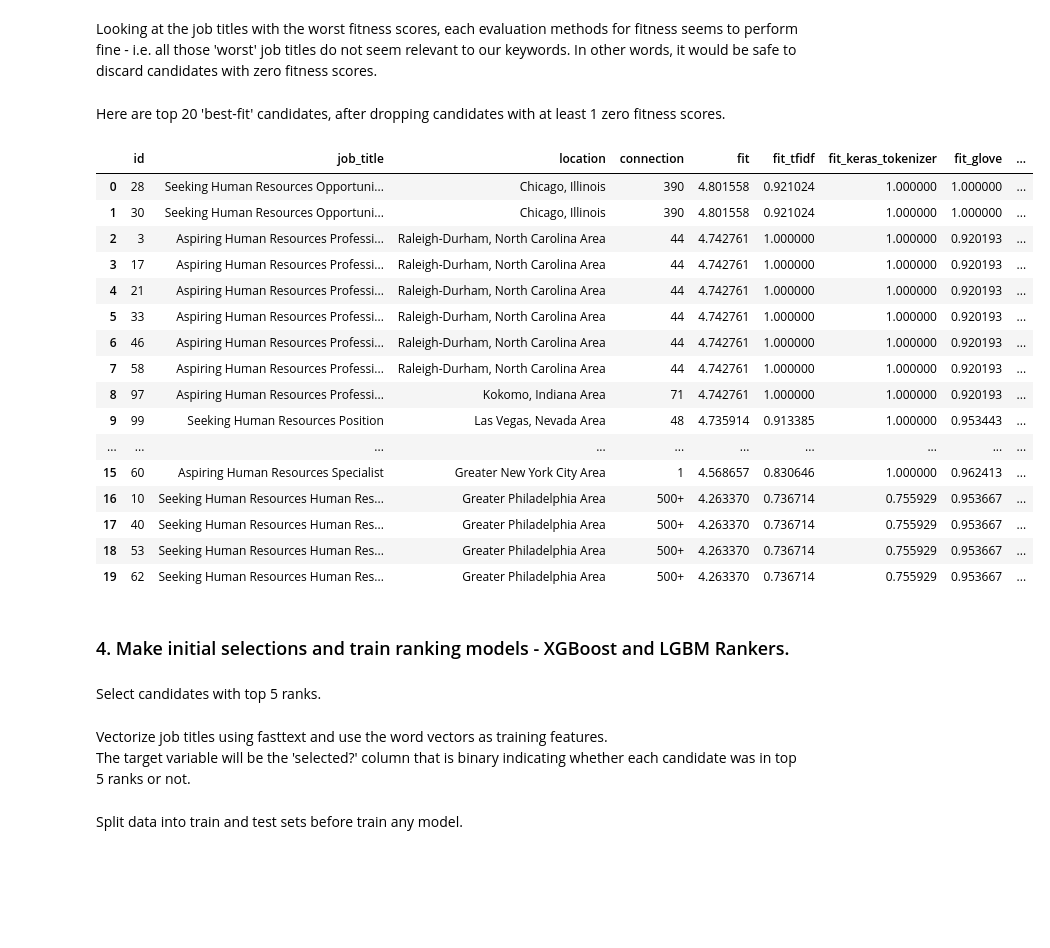
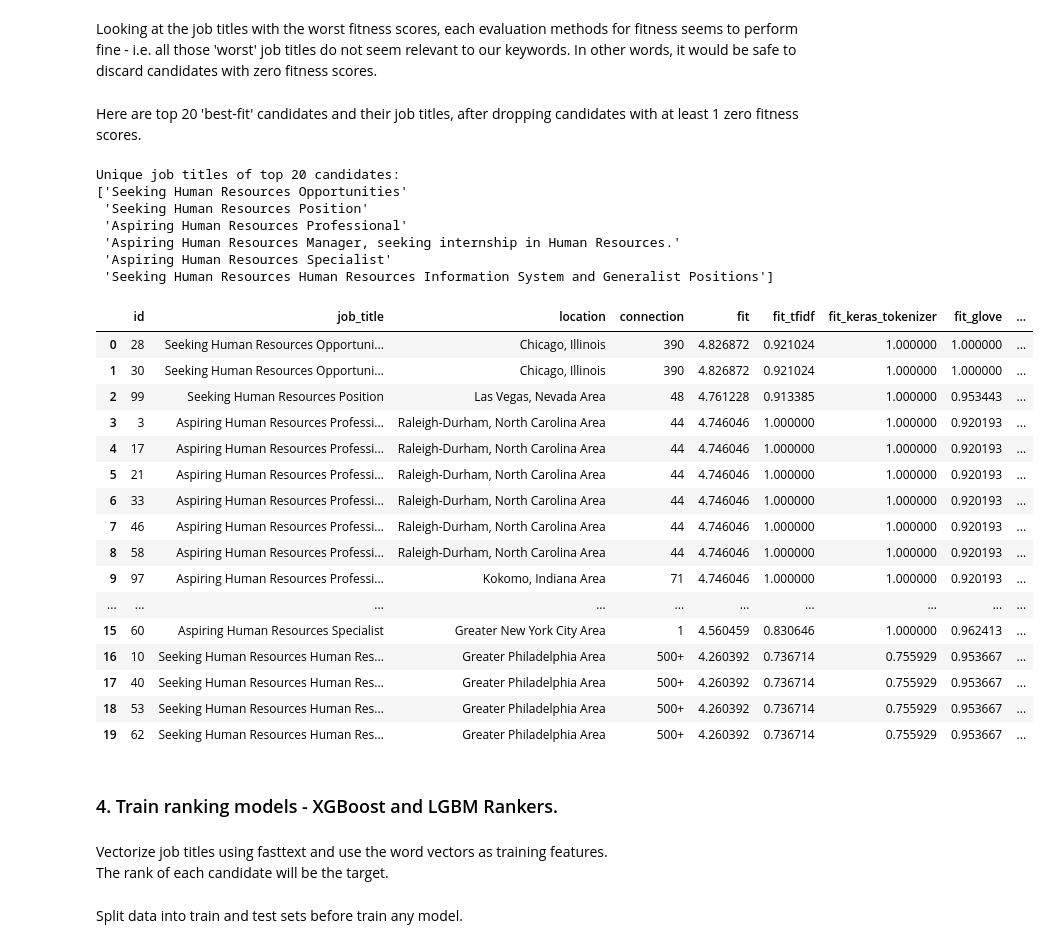
Before and after one commit to henryhyunwookim/Potential-Talents, a Jupyter notebook: Potential Talents_v4.ipynb, the cells around one changed output. Cells and saved outputs as stored; diff of their text form; code cells hidden in the pictures; blank space fills up the shorter version.

```diff
--- a/Potential Talents_v3.ipynb
+++ b/Potential Talents_v4.ipynb
@@ -285,30 +285,35 @@ Looking at the job titles with the worst fitness scores, each evaluation methods
 # %%
 data_filtered = data[ data['has_zero_scores'] != 1 ].drop('has_zero_scores', axis=1)
 # %% [markdown]
-Here are top 20 'best-fit' candidates, after dropping candidates with at least 1 zero fitness scores.
+Here are top 20 'best-fit' candidates and their job titles, after dropping candidates with at least 1 zero fitness scores.
-# %%
-data_filtered['rank'] = data_filtered['fit'].rank(method='dense', ascending=False)
-data_filtered = data_filtered.sort_values(['rank', 'id', 'connection']).reset_index(drop=True)
-data_filtered.head(20)
-# %% [output]
-|  | id | job_title | location | connection | fit | fit_tfidf | fit_keras_tokenizer | fit_glove | ... |
-| 0 | 28 | Seeking Human Resources Opportuni... | Chicago, Illinois | 390 | 4.801558 | 0.921024 | 1.000000 | 1.000000 | ... |
-| 1 | 30 | Seeking Human Resources Opportuni... | Chicago, Illinois | 390 | 4.801558 | 0.921024 | 1.000000 | 1.000000 | ... |
-| 2 | 3 | Aspiring Human Resources Professi... | Raleigh-Durham, North Carolina Area | 44 | 4.742761 | 1.000000 | 1.000000 | 0.920193 | ... |
-| 3 | 17 | Aspiring Human Resources Professi... | Raleigh-Durham, North Carolina Area | 44 | 4.742761 | 1.000000 | 1.000000 | 0.920193 | ... |
-| 4 | 21 | Aspiring Human Resources Professi... | Raleigh-Durham, North Carolina Area | 44 | 4.742761 | 1.000000 | 1.000000 | 0.920193 | ... |
-| 5 | 33 | Aspiring Human Resources Professi... | Raleigh-Durham, North Carolina Area | 44 | 4.742761 | 1.000000 | 1.000000 | 0.920193 | ... |
-| 6 | 46 | Aspiring Human Resources Professi... | Raleigh-Durham, North Carolina Area | 44 | 4.742761 | 1.000000 | 1.000000 | 0.920193 | ... |
-| 7 | 58 | Aspiring Human Resources Professi... | Raleigh-Durham, North Carolina Area | 44 | 4.742761 | 1.000000 | 1.000000 | 0.920193 | ... |
-| 8 | 97 | Aspiring Human Resources Professi... | Kokomo, Indiana Area | 71 | 4.742761 | 1.000000 | 1.000000 | 0.920193 | ... |
-| 9 | 99 | Seeking Human Resources Position | Las Vegas, Nevada Area | 48 | 4.735914 | 0.913385 | 1.000000 | 0.953443 | ... |
-| ... | ... | ... | ... | ... | ... | ... | ... | ... | ... |
-| 15 | 60 | Aspiring Human Resources Specialist | Greater New York City Area | 1 | 4.568657 | 0.830646 | 1.000000 | 0.962413 | ... |
-| 16 | 10 | Seeking Human Resources Human Res... | Greater Philadelphia Area | 500+ | 4.263370 | 0.736714 | 0.755929 | 0.953667 | ... |
-| 17 | 40 | Seeking Human Resources Human Res... | Greater Philadelphia Area | 500+ | 4.263370 | 0.736714 | 0.755929 | 0.953667 | ... |
-| 18 | 53 | Seeking Human Resources Human Res... | Greater Philadelphia Area | 500+ | 4.263370 | 0.736714 | 0.755929 | 0.953667 | ... |
-| 19 | 62 | Seeking Human Resources Human Res... | Greater Philadelphia Area | 500+ | 4.263370 | 0.736714 | 0.755929 | 0.953667 | ... |
+# %%
+data_filtered = data_filtered.sort_values(['fit', 'id', 'connection'], ascending=[False, True, True]).reset_index(drop=True)
+print(f"Unique job titles of top 20 candidates:\n{data_filtered.head(20).job_title.unique()}")
+data_filtered.head(20)
+# %% [output]
+Unique job titles of top 20 candidates:
+['Seeking Human Resources Opportunities'
+ 'Seeking Human Resources Position'
+ 'Aspiring Human Resources Professional'
+ 'Aspiring Human Resources Manager, seeking internship in Human Resources.'
+ 'Aspiring Human Resources Specialist'
+ 'Seeking Human Resources Human Resources Information System and Generalist Positions']
+|  | id | job_title | location | connection | fit | fit_tfidf | fit_keras_tokenizer | fit_glove | ... |
+| 0 | 28 | Seeking Human Resources Opportuni... | Chicago, Illinois | 390 | 4.826872 | 0.921024 | 1.000000 | 1.000000 | ... |
+| 1 | 30 | Seeking Human Resources Opportuni... | Chicago, Illinois | 390 | 4.826872 | 0.921024 | 1.000000 | 1.000000 | ... |
+| 2 | 99 | Seeking Human Resources Position | Las Vegas, Nevada Area | 48 | 4.761228 | 0.913385 | 1.000000 | 0.953443 | ... |
+| 3 | 3 | Aspiring Human Resources Professi... | Raleigh-Durham, North Carolina Area | 44 | 4.746046 | 1.000000 | 1.000000 | 0.920193 | ... |
+| 4 | 17 | Aspiring Human Resources Professi... | Raleigh-Durham, North Carolina Area | 44 | 4.746046 | 1.000000 | 1.000000 | 0.920193 | ... |
+| 5 | 21 | Aspiring Human Resources Professi... | Raleigh-Durham, North Carolina Area | 44 | 4.746046 | 1.000000 | 1.000000 | 0.920193 | ... |
+| 6 | 33 | Aspiring Human Resources Professi... | Raleigh-Durham, North Carolina Area | 44 | 4.746046 | 1.000000 | 1.000000 | 0.920193 | ... |
+| 7 | 46 | Aspiring Human Resources Professi... | Raleigh-Durham, North Carolina Area | 44 | 4.746046 | 1.000000 | 1.000000 | 0.920193 | ... |
+| 8 | 58 | Aspiring Human Resources Professi... | Raleigh-Durham, North Carolina Area | 44 | 4.746046 | 1.000000 | 1.000000 | 0.920193 | ... |
+| 9 | 97 | Aspiring Human Resources Professi... | Kokomo, Indiana Area | 71 | 4.746046 | 1.000000 | 1.000000 | 0.920193 | ... |
+| ... | ... | ... | ... | ... | ... | ... | ... | ... | ... |
+| 15 | 60 | Aspiring Human Resources Specialist | Greater New York City Area | 1 | 4.560459 | 0.830646 | 1.000000 | 0.962413 | ... |
+| 16 | 10 | Seeking Human Resources Human Res... | Greater Philadelphia Area | 500+ | 4.260392 | 0.736714 | 0.755929 | 0.953667 | ... |
+| 17 | 40 | Seeking Human Resources Human Res... | Greater Philadelphia Area | 500+ | 4.260392 | 0.736714 | 0.755929 | 0.953667 | ... |
+| 18 | 53 | Seeking Human Resources Human Res... | Greater Philadelphia Area | 500+ | 4.260392 | 0.736714 | 0.755929 | 0.953667 | ... |
+| 19 | 62 | Seeking Human Resources Human Res... | Greater Philadelphia Area | 500+ | 4.260392 | 0.736714 | 0.755929 | 0.953667 | ... |
 # %% [markdown]
-### 4. Make initial selections and train ranking models - XGBoost and LGBM Rankers.
+### 4. Train ranking models - XGBoost and LGBM Rankers.
-# %% [markdown]
-Select candidates with top 5 ranks.
@@ -317,6 +320,6 @@ data_filtered['selected?'] = data_filtered['rank'] <= 5
 # %% [markdown]
 Vectorize job titles using fasttext and use the word vectors as training features.<br>
-The target variable will be the 'selected?' column that is binary indicating whether each candidate was in top 5 ranks or not.
+The rank of each candidate will be the target.
 # %%
 training_features = pd.DataFrame(
     get_word_vectors(data_filtered, 'job_title', vectorizer='fasttext',
```
Also changed, not shown: parts of 19 cells of this notebook, 1 other file.
